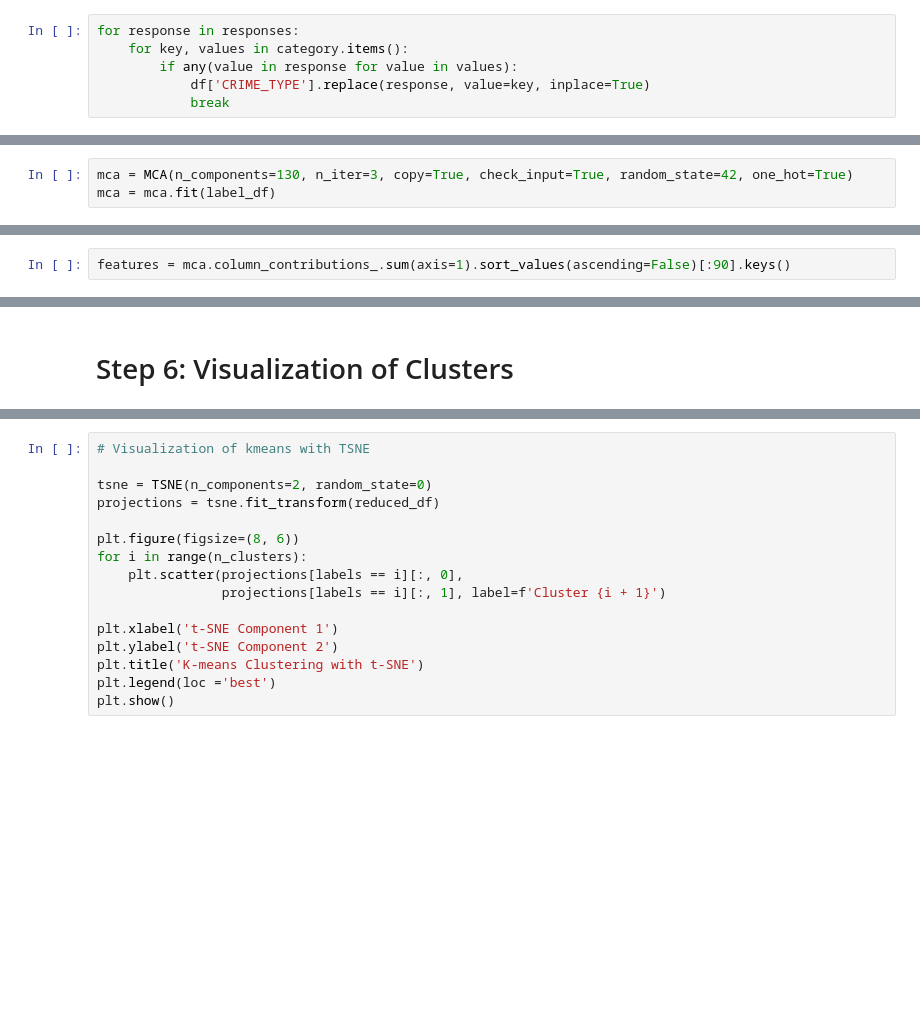
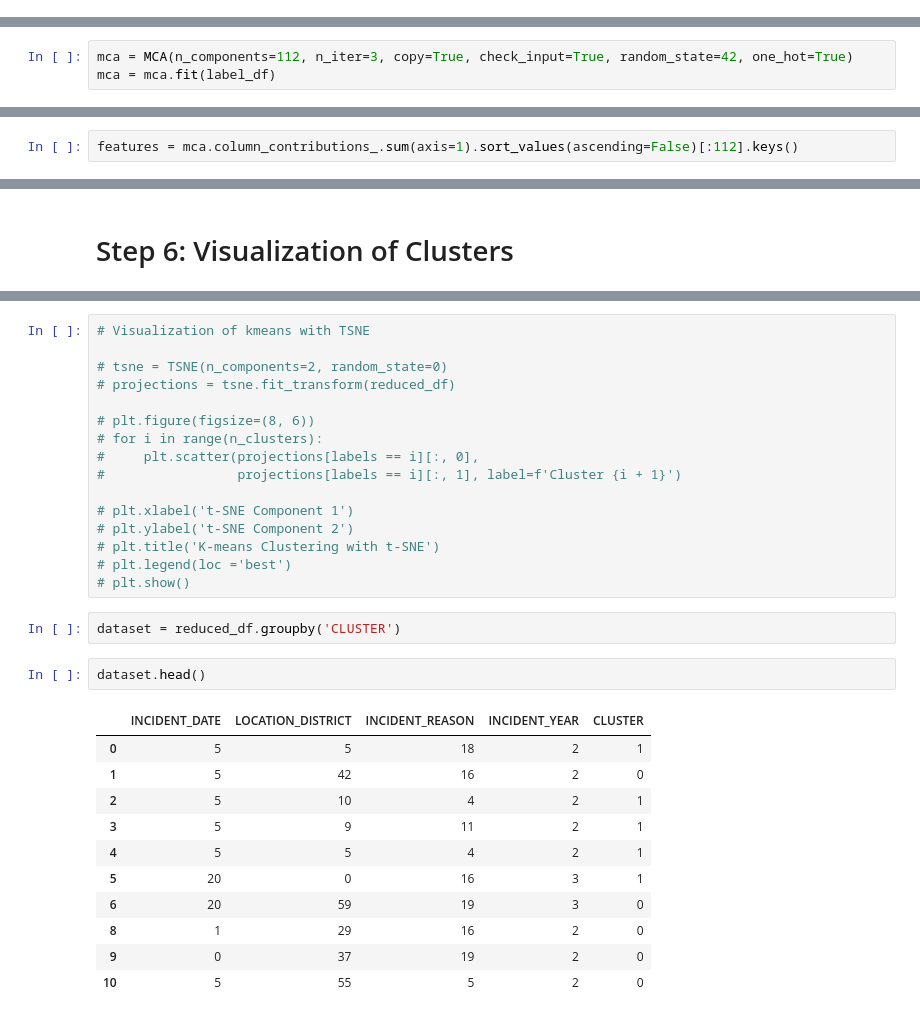
Before and after one commit to fatimagulomova/iu-projects, a Jupyter notebook: DLBDSMLUSL/policing-equity.ipynb, the cells around one changed output, grey strips where cells are left out. Saved outputs shown, nothing was run; the diff lists cells and outputs as text; blank space fills up the shorter version.

```diff
--- a/DLBDSMLUSL/policing-equity.ipynb
+++ b/DLBDSMLUSL/policing-equity.ipynb
@@ -190,9 +299,3 @@ category = {
-# %%
-for response in responses:
-    for key, values in category.items():
-        if any(value in response for value in values):
-            df['CRIME_TYPE'].replace(response, value=key, inplace=True)
-            break
 # %%
 values = df['CRIME_TYPE'].value_counts()
 
@@ -377,7 +557,7 @@ df['INCIDENT_YEAR'] = df['INCIDENT_YEAR'].astype(str)
 # %% [markdown]
 # Step 3: Dimensionality Reduction
 # %%
-mca = MCA(n_components=130, n_iter=3, copy=True, check_input=True, random_state=42, one_hot=True)
+mca = MCA(n_components=112, n_iter=3, copy=True, check_input=True, random_state=42, one_hot=True)
 mca = mca.fit(label_df)
 # %%
 mca.eigenvalues_summary
@@ -384,5 +579,5 @@ mca.eigenvalues_summary
 # %%
-features = mca.column_contributions_.sum(axis=1).sort_values(ascending=False)[:90].keys()
+features = mca.column_contributions_.sum(axis=1).sort_values(ascending=False)[:112].keys()
 # %%
 selected_features = []
 
@@ -509,16 +751,32 @@ sns.despine()
 # %%
 # Visualization of kmeans with TSNE
 
-tsne = TSNE(n_components=2, random_state=0)
-projections = tsne.fit_transform(reduced_df)
+# tsne = TSNE(n_components=2, random_state=0)
+# projections = tsne.fit_transform(reduced_df)
 
-plt.figure(figsize=(8, 6))
-for i in range(n_clusters):
-    plt.scatter(projections[labels == i][:, 0],
-                projections[labels == i][:, 1], label=f'Cluster {i + 1}')
+# plt.figure(figsize=(8, 6))
+# for i in range(n_clusters):
+#     plt.scatter(projections[labels == i][:, 0],
+#                 projections[labels == i][:, 1], label=f'Cluster {i + 1}')
 
-plt.xlabel('t-SNE Component 1')
-plt.ylabel('t-SNE Component 2')
-plt.title('K-means Clustering with t-SNE')
-plt.legend(loc ='best')
-plt.show()
+# plt.xlabel('t-SNE Component 1')
+# plt.ylabel('t-SNE Component 2')
+# plt.title('K-means Clustering with t-SNE')
+# plt.legend(loc ='best')
+# plt.show()
+# %%
+dataset = reduced_df.groupby('CLUSTER')
+# %%
+dataset.head()
+# %% [output]
+|  | INCIDENT_DATE | LOCATION_DISTRICT | INCIDENT_REASON | INCIDENT_YEAR | CLUSTER |
+| 0 | 5 | 5 | 18 | 2 | 1 |
+| 1 | 5 | 42 | 16 | 2 | 0 |
+| 2 | 5 | 10 | 4 | 2 | 1 |
+| 3 | 5 | 9 | 11 | 2 | 1 |
+| 4 | 5 | 5 | 4 | 2 | 1 |
+| 5 | 20 | 0 | 16 | 3 | 1 |
+| 6 | 20 | 59 | 19 | 3 | 0 |
+| 8 | 1 | 29 | 16 | 2 | 0 |
+| 9 | 0 | 37 | 19 | 2 | 0 |
+| 10 | 5 | 55 | 5 | 2 | 0 |
```
Also changed, not shown: parts of 43 cells of this notebook.
